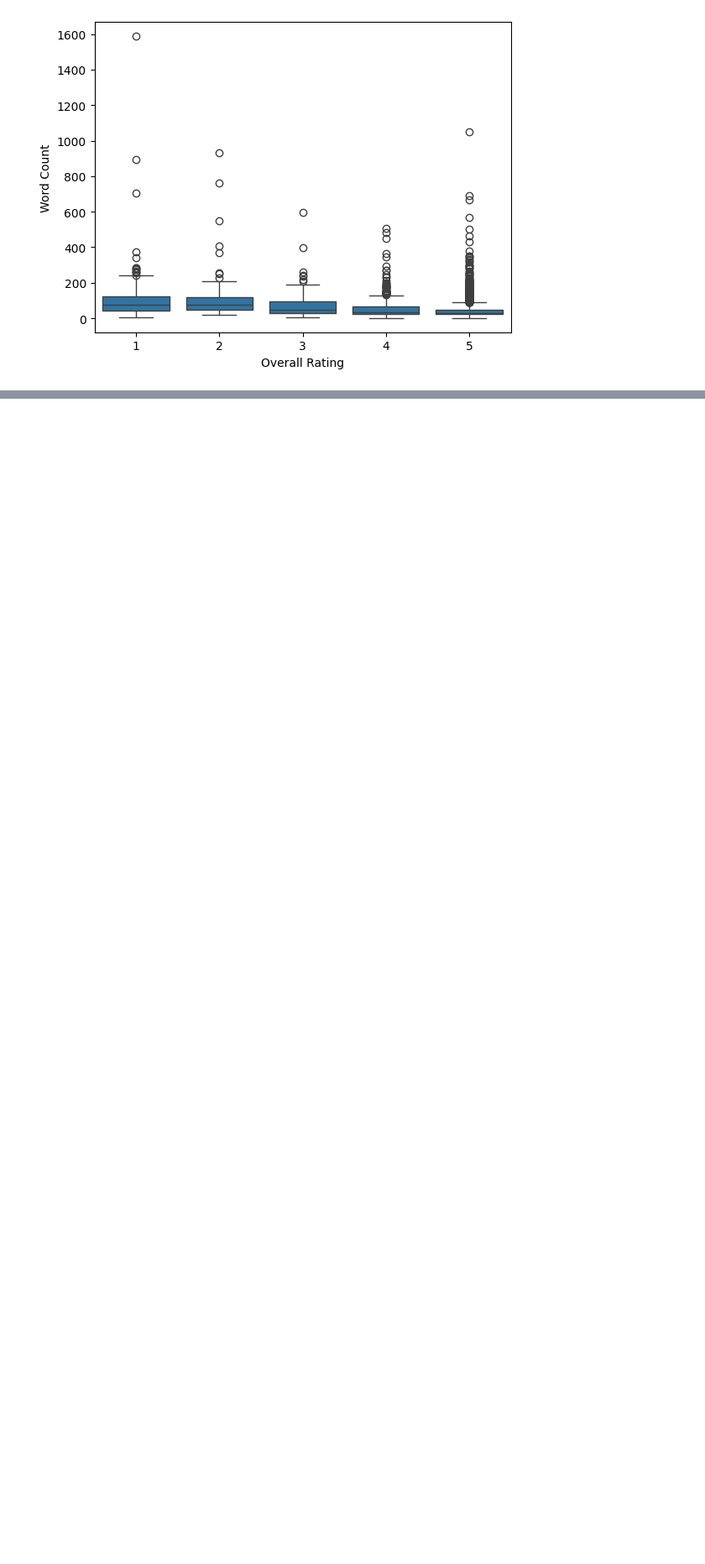
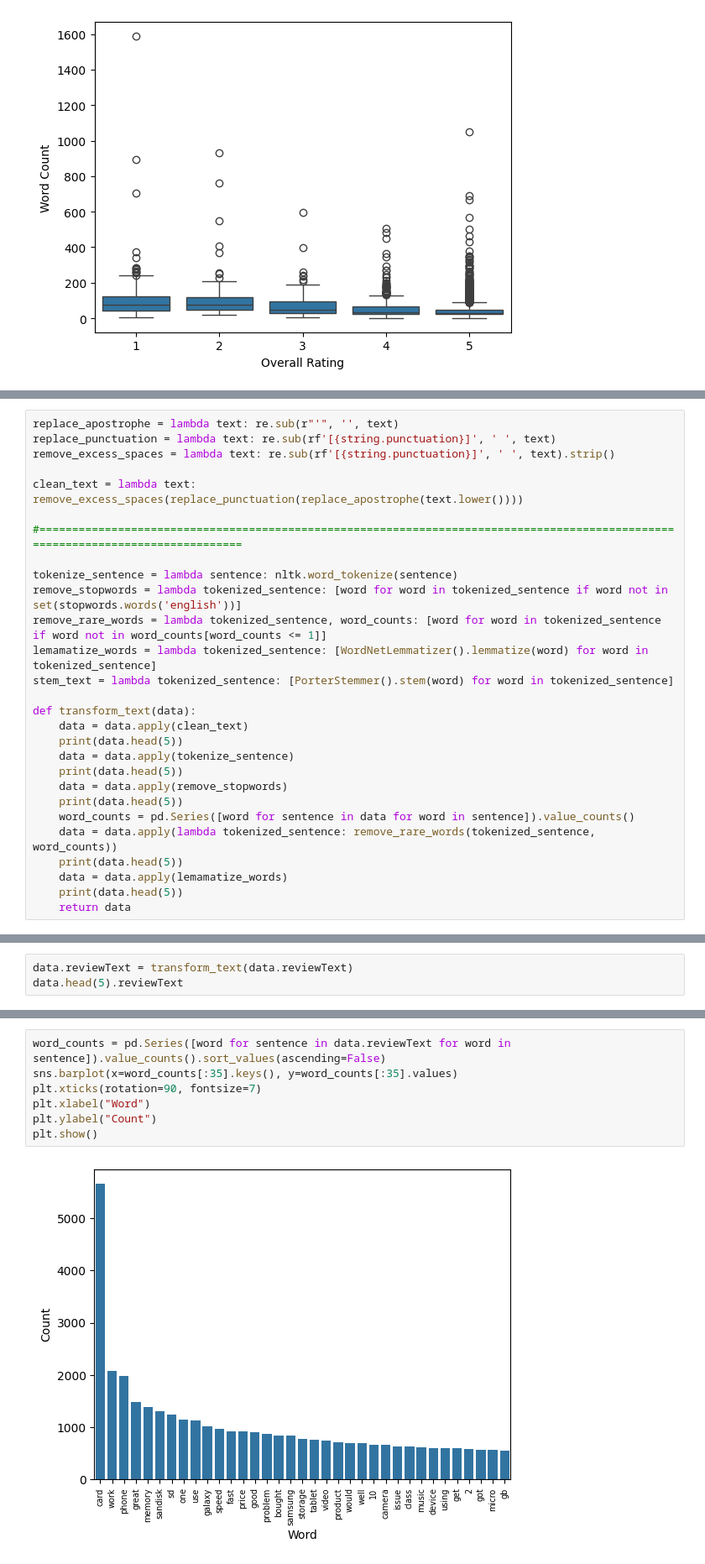
Before and after one commit to andreburg/MLG382-Project2, a Jupyter notebook: notebooks/modelling.ipynb, the cells around one changed output, grey strips where cells are left out. Shown: that part at 84% size. Drawn from its saved outputs; the diff is of its cells as text; blank space fills up the shorter version.

Commit message:
Andre model (#1)
* starting with cleaning

* text transformation

* fix lambda functions

* remove rare words

* catchup

```diff
--- a/notebooks/modelling.ipynb
+++ b/notebooks/modelling.ipynb
@@ -131,0 +160,28 @@ plt.show()
+# %%
+replace_apostrophe = lambda text: re.sub(r"'", '', text)
+replace_punctuation = lambda text: re.sub(rf'[{string.punctuation}]', ' ', text)
+remove_excess_spaces = lambda text: re.sub(rf'[{string.punctuation}]', ' ', text).strip()
+
+clean_text = lambda text: remove_excess_spaces(replace_punctuation(replace_apostrophe(text.lower())))
+
+#=================================================================================================================================
+
+tokenize_sentence = lambda sentence: nltk.word_tokenize(sentence)
+remove_stopwords = lambda tokenized_sentence: [word for word in tokenized_sentence if word not in set(stopwords.words('english'))]
+remove_rare_words = lambda tokenized_sentence, word_counts: [word for word in tokenized_sentence if word not in word_counts[word_counts <= 1]]
+lemamatize_words = lambda tokenized_sentence: [WordNetLemmatizer().lemmatize(word) for word in tokenized_sentence]
+stem_text = lambda tokenized_sentence: [PorterStemmer().stem(word) for word in tokenized_sentence]
+
+def transform_text(data):
+    data = data.apply(clean_text)
+    print(data.head(5))
+    data = data.apply(tokenize_sentence)
+    print(data.head(5))
+    data = data.apply(remove_stopwords)
+    print(data.head(5))
+    word_counts = pd.Series([word for sentence in data for word in sentence]).value_counts()
+    data = data.apply(lambda tokenized_sentence: remove_rare_words(tokenized_sentence, word_counts))
+    print(data.head(5))
+    data = data.apply(lemamatize_words)
+    print(data.head(5))
+    return data
@@ -131,0 +190,3 @@ plt.show()
+# %%
+data.reviewText = transform_text(data.reviewText)
+data.head(5).reviewText
@@ -131,0 +219,9 @@ plt.show()
+# %%
+word_counts = pd.Series([word for sentence in data.reviewText for word in sentence]).value_counts().sort_values(ascending=False)
+sns.barplot(x=word_counts[:35].keys(), y=word_counts[:35].values)
+plt.xticks(rotation=90, fontsize=7)
+plt.xlabel("Word")
+plt.ylabel("Count")
+plt.show()
+# %% [output]
+[figure, added]
```
Also changed, not shown: parts of 8 cells of this notebook.
